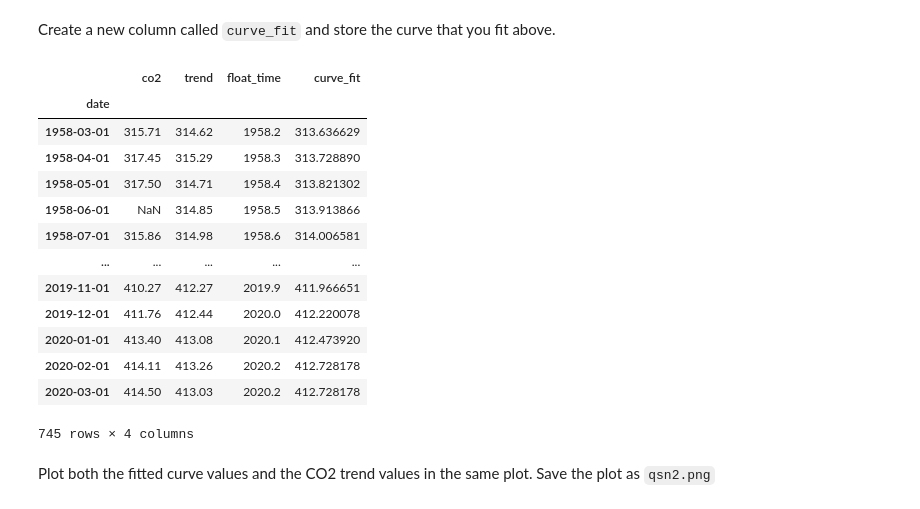
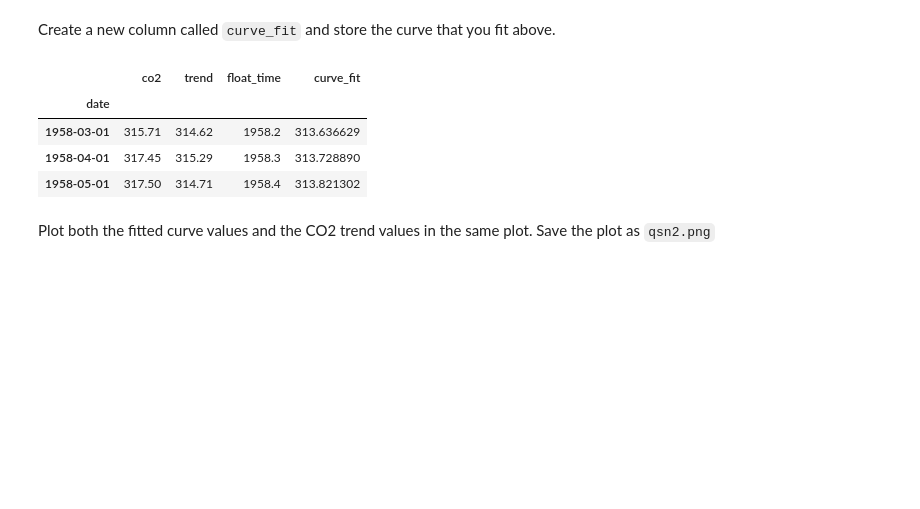
Before and after one commit to furkanackgz/Scientific-Programming-Exercises, a Jupyter notebook: Acikgoz_NadiFurkan_hw2.ipynb, the cells around one changed output. Cells and saved outputs as stored; diff of their text form; code cells hidden in the pictures; blank space fills up the shorter version.

```diff
--- a/Acikgoz_NadiFurkan_hw2.ipynb
+++ b/Acikgoz_NadiFurkan_hw2.ipynb
@@ -244,22 +238,13 @@ Create a new column called `curve_fit` and store the curve that you fit above.
 # %%
 # YOUR CODE HERE (1 line)
 df['curve_fit'] = curve_func(df['float_time'],*(popt))
-df
+df.head(3)
 # %% [output]
 |  | co2 | trend | float_time | curve_fit |
 | date |  |  |  |  |
 | 1958-03-01 | 315.71 | 314.62 | 1958.2 | 313.636629 |
 | 1958-04-01 | 317.45 | 315.29 | 1958.3 | 313.728890 |
 | 1958-05-01 | 317.50 | 314.71 | 1958.4 | 313.821302 |
-| 1958-06-01 | NaN | 314.85 | 1958.5 | 313.913866 |
-| 1958-07-01 | 315.86 | 314.98 | 1958.6 | 314.006581 |
-| ... | ... | ... | ... | ... |
-| 2019-11-01 | 410.27 | 412.27 | 2019.9 | 411.966651 |
-| 2019-12-01 | 411.76 | 412.44 | 2020.0 | 412.220078 |
-| 2020-01-01 | 413.40 | 413.08 | 2020.1 | 412.473920 |
-| 2020-02-01 | 414.11 | 413.26 | 2020.2 | 412.728178 |
-| 2020-03-01 | 414.50 | 413.03 | 2020.2 | 412.728178 |
-745 rows × 4 columns
 # %% [markdown]
 Plot both the fitted curve values and the CO2 trend values in the same plot. Save the plot as `qsn2.png`
 # %%
```
Also changed, not shown: parts of 7 cells of this notebook.
